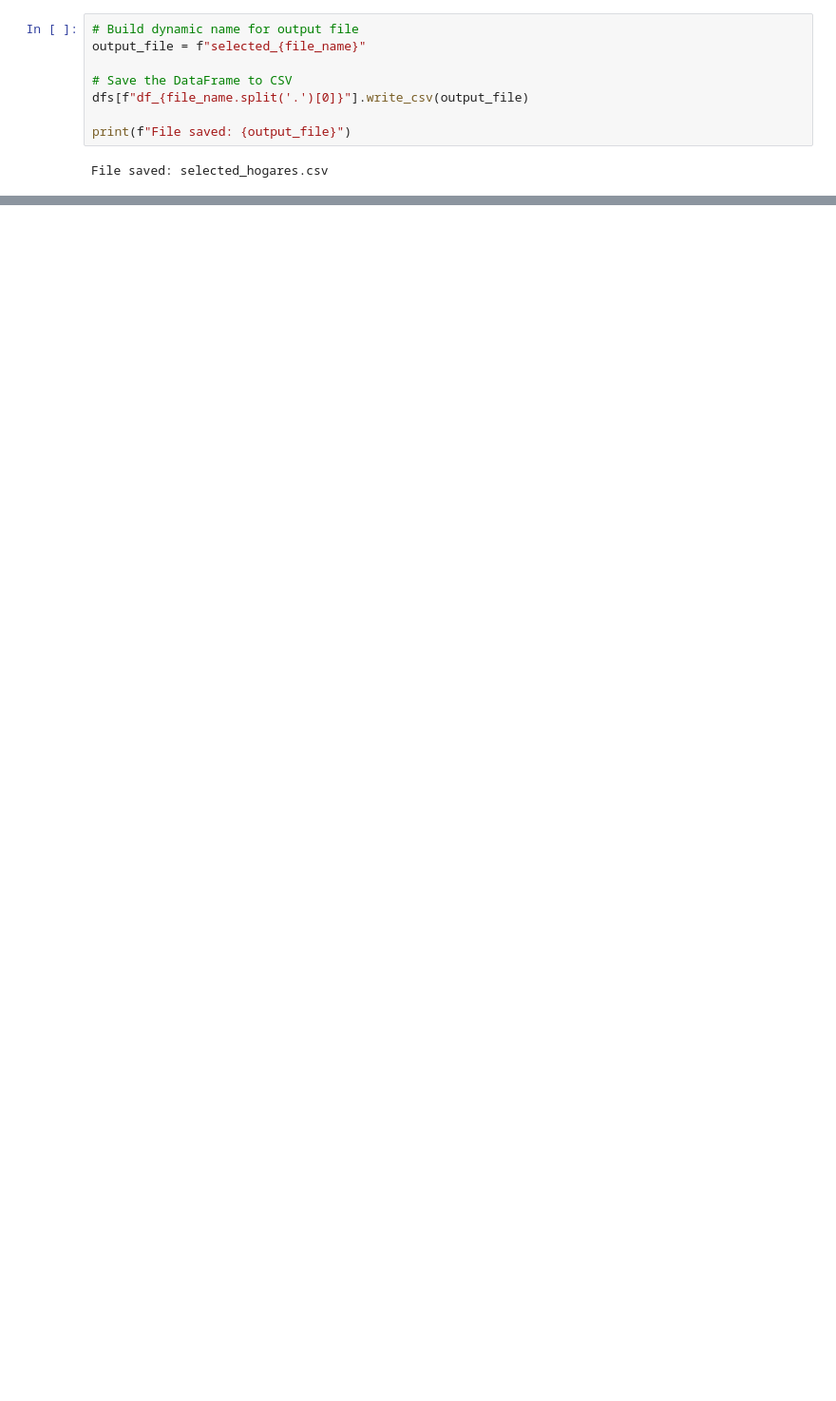
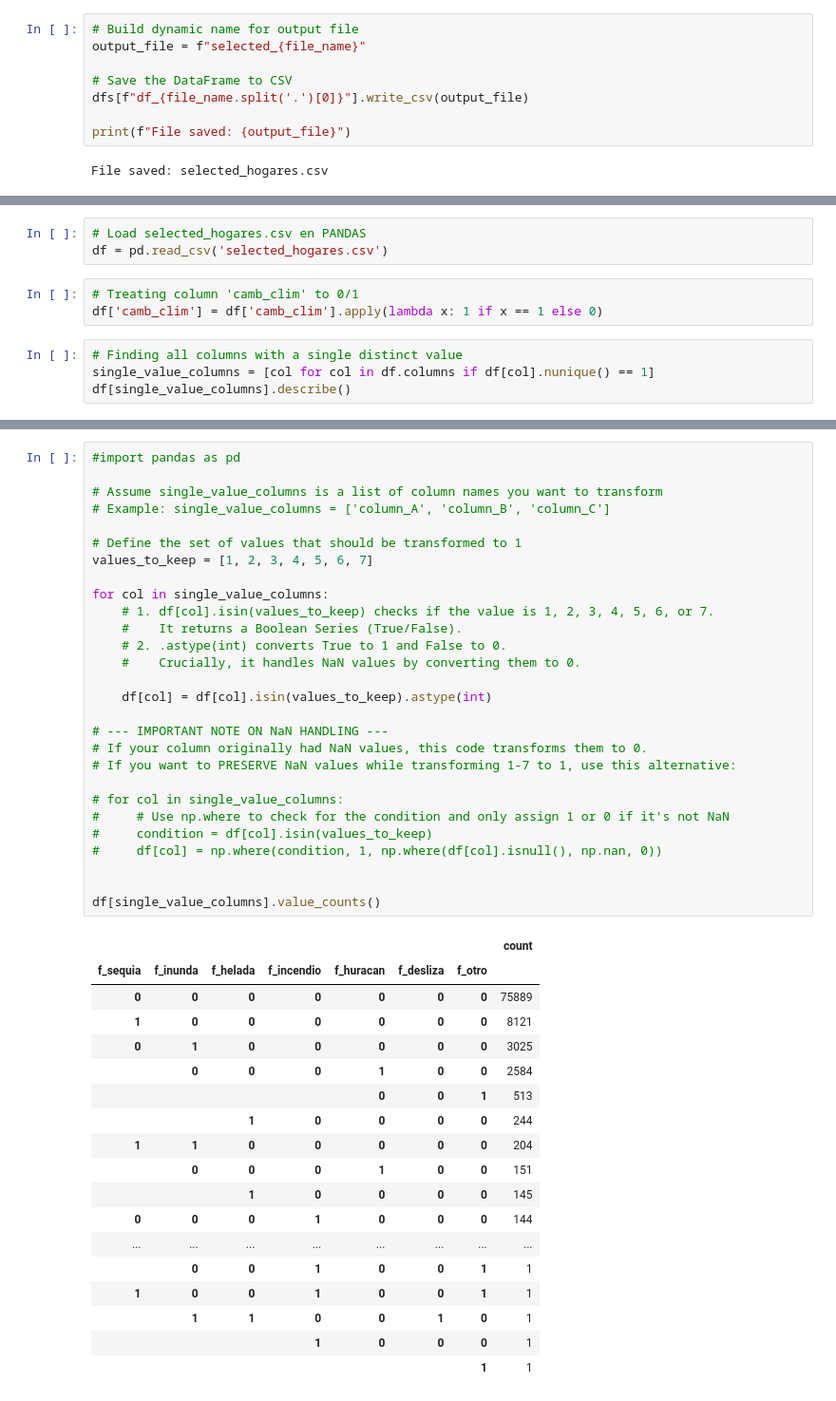
Before and after one commit to BIwithRuben/vulnerabilidad_climatica_mex, a Jupyter notebook: TEC_UCM_Notebook_ETL.ipynb, the cells around one changed output, grey strips where cells are left out. Shown: that part at 95% size. Saved outputs shown, nothing was run; the diff lists cells and outputs as text; blank space fills up the shorter version.

Commit message:
Code to generate selected_hogares_cleaned.csv

```diff
--- a/TEC_UCM_Notebook_ETL.ipynb
+++ b/TEC_UCM_Notebook_ETL.ipynb
@@ -210,0 +216,10 @@ File saved: selected_hogares.csv
+# %%
+# Load selected_hogares.csv en PANDAS
+df = pd.read_csv('selected_hogares.csv')
+# %%
+# Treating column 'camb_clim' to 0/1
+df['camb_clim'] = df['camb_clim'].apply(lambda x: 1 if x == 1 else 0)
+# %%
+# Finding all columns with a single distinct value
+single_value_columns = [col for col in df.columns if df[col].nunique() == 1]
+df[single_value_columns].describe()
@@ -210,0 +236,47 @@ File saved: selected_hogares.csv
+# %%
+#import pandas as pd
+
+# Assume single_value_columns is a list of column names you want to transform
+# Example: single_value_columns = ['column_A', 'column_B', 'column_C']
+
+# Define the set of values that should be transformed to 1
+values_to_keep = [1, 2, 3, 4, 5, 6, 7]
+
+for col in single_value_columns:
+    # 1. df[col].isin(values_to_keep) checks if the value is 1, 2, 3, 4, 5, 6, or 7.
+    #    It returns a Boolean Series (True/False).
+    # 2. .astype(int) converts True to 1 and False to 0.
+    #    Crucially, it handles NaN values by converting them to 0.
+
+    df[col] = df[col].isin(values_to_keep).astype(int)
+
+# --- IMPORTANT NOTE ON NaN HANDLING ---
+# If your column originally had NaN values, this code transforms them to 0.
+# If you want to PRESERVE NaN values while transforming 1-7 to 1, use this alternative:
+
+# for col in single_value_columns:
+#     # Use np.where to check for the condition and only assign 1 or 0 if it's not NaN
+#     condition = df[col].isin(values_to_keep)
+#     df[col] = np.where(condition, 1, np.where(df[col].isnull(), np.nan, 0))
+
+
+df[single_value_columns].value_counts()
+# %% [output]
+|  |  |  |  |  |  |  | count |
+| f_sequia | f_inunda | f_helada | f_incendio | f_huracan | f_desliza | f_otro |  |
+| 0 | 0 | 0 | 0 | 0 | 0 | 0 | 75889 |
+| 1 | 0 | 0 | 0 | 0 | 0 | 0 | 8121 |
+| 0 | 1 | 0 | 0 | 0 | 0 | 0 | 3025 |
+|  | 0 | 0 | 0 | 1 | 0 | 0 | 2584 |
+|  |  |  |  | 0 | 0 | 1 | 513 |
+|  |  | 1 | 0 | 0 | 0 | 0 | 244 |
+| 1 | 1 | 0 | 0 | 0 | 0 | 0 | 204 |
+|  | 0 | 0 | 0 | 1 | 0 | 0 | 151 |
+|  |  | 1 | 0 | 0 | 0 | 0 | 145 |
+| 0 | 0 | 0 | 1 | 0 | 0 | 0 | 144 |
+| ... | ... | ... | ... | ... | ... | ... | ... |
+|  | 0 | 0 | 1 | 0 | 0 | 1 | 1 |
+| 1 | 0 | 0 | 1 | 0 | 0 | 1 | 1 |
+|  | 1 | 1 | 0 | 0 | 1 | 0 | 1 |
+|  |  |  | 1 | 0 | 0 | 0 | 1 |
+|  |  |  |  |  |  | 1 | 1 |
```
Also changed, not shown: parts of 15 cells of this notebook.
